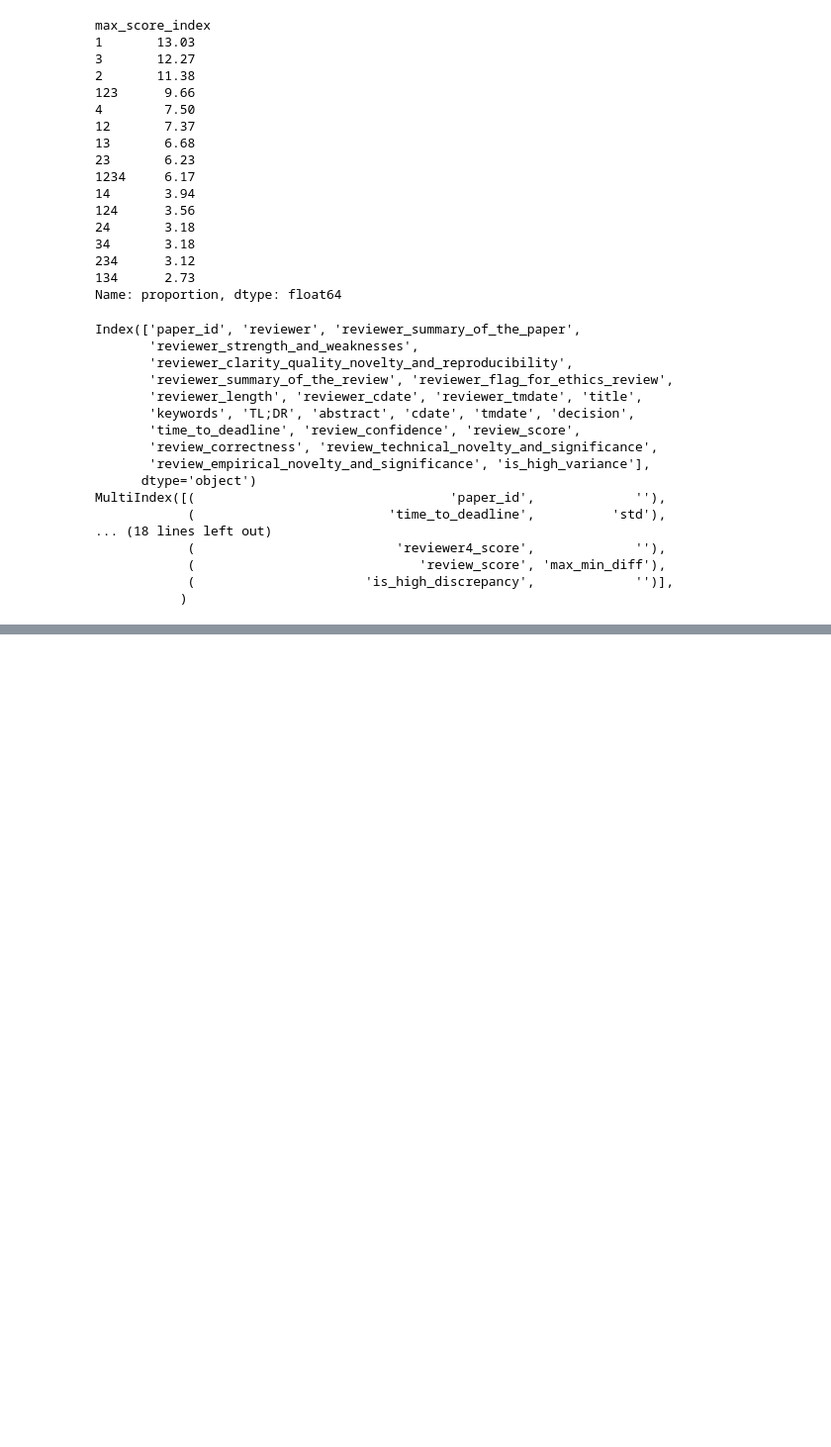
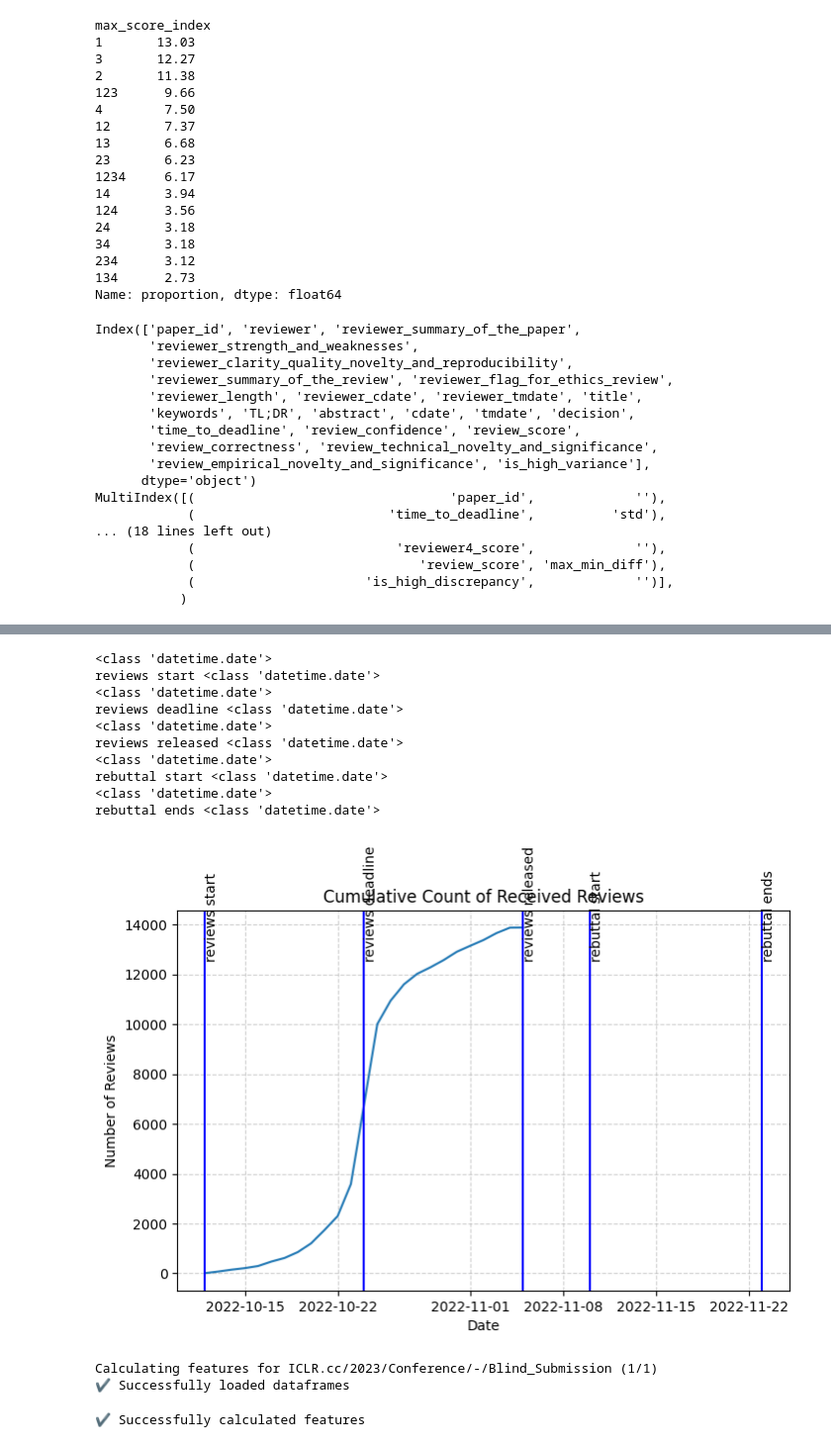
Before and after one commit to halilfarukkaragoz/data-literacy-group16, a Jupyter notebook: busra/time_relationship.ipynb, the cells around one changed output, grey strips where cells are left out. Shown at 99% size. Saved outputs shown, nothing was run; the diff lists cells and outputs as text; code cells hidden in the pictures; blank space fills up the shorter version.

Commit message:
time relationship cumulative analysis

```diff
--- a/busra/time_relationship.ipynb
+++ b/busra/time_relationship.ipynb
@@ -528,0 +596,79 @@ MultiIndex([(                                 'paper_id',             ''),
+# %%
+import matplotlib.pyplot as plt
+import numpy as np
+
+# Simulated data: cumulative reviews over time
+days = review_df_clean["reviewer_cdate"]
+reviews = np.cumsum(np.random.randint(50, 300, size=len(days)))  # Cumulative sum of reviews
+
+review_df_clean["reviewer_date"] = review_df_clean["reviewer_cdate"].dt.date
+# Step 2: Group by the datetime column and calculate daily totals
+daily_reviews = review_df_clean.groupby("reviewer_date").size().reset_index(name="daily_total")
+# Step 3: Perform cumulative sum over the grouped data
+daily_reviews["cumulative_reviews"] = daily_reviews["daily_total"].cumsum()
+
+days = daily_reviews["reviewer_date"]
+reviews = daily_reviews["cumulative_reviews"]
+
+# Key milestone dates (days in July & August)
+milestones = {
+    "reviews start": "2022-10-12 00:00:00",  # Review submission deadline
+    "reviews deadline": "2022-10-24 00:00:00",
+    "reviews released": "2022-11-05 01:00:00",
+    "rebuttal start": "2022-11-10 00:00:00",
+    "rebuttal ends": "2022-11-23 00:00:00",
+    # "decisions despatched": "2023-01-21 02:00:00"
+}
+
+milestones = {key: pd.to_datetime(value).date() for key, value in milestones.items()}
+
+milestone_days = [d for d in milestones.values()]
+
+# Plot the cumulative reviews
+plt.figure(figsize=(8, 5))
+plt.plot(days, reviews, label="Cumulative Reviews")
+
+# Add vertical milestone lines
+for label, day in zip(milestones.keys(), milestone_days):
+    print(type(daily_reviews["reviewer_date"].iloc[0]))
+    print(label, type(day))
+    plt.axvline(x=day, linestyle='-', color='blue')
+    plt.text(day, max(reviews) * 0.9, label, rotation=90, verticalalignment='bottom', fontsize=10)
+
+# Formatting
+plt.xlabel("Date")
+plt.ylabel("Number of Reviews")
+plt.title("Cumulative Count of Received Reviews")
+plt.grid(True, linestyle="--", alpha=0.6)
+
+# Show plot
+plt.show()
+# %% [output]
+<class 'datetime.date'>
+reviews start <class 'datetime.date'>
+<class 'datetime.date'>
+reviews deadline <class 'datetime.date'>
+<class 'datetime.date'>
+reviews released <class 'datetime.date'>
+<class 'datetime.date'>
+rebuttal start <class 'datetime.date'>
+<class 'datetime.date'>
+rebuttal ends <class 'datetime.date'>
+[figure, added]
+# %%
+import matplotlib.pyplot as plt
+import numpy as np
+import os, sys
+from pathlib import Path
+
+pwd  = Path(os.getcwd())
+sys.path.append(str(pwd.parent)) # needed to use "koray" module
+from koray.feature_calculation.util import get_features
+
+conference_invitations = ['ICLR.cc/2023/Conference/-/Blind_Submission']
+feature_df = list(get_features(conference_invitations, disable_cache=True))
+df = pd.concat(feature_df)
+# %% [output]
+Calculating features for ICLR.cc/2023/Conference/-/Blind_Submission (1/1)
+✔ Successfully loaded dataframes
+✔ Successfully calculated features
```
Also changed, not shown: parts of 6 cells of this notebook, 6 other files.
